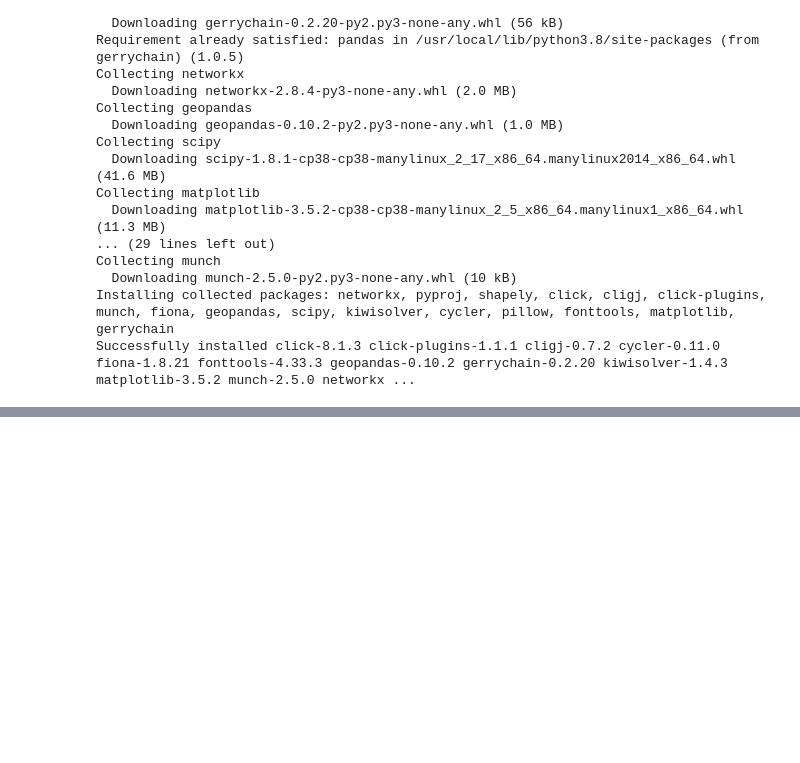
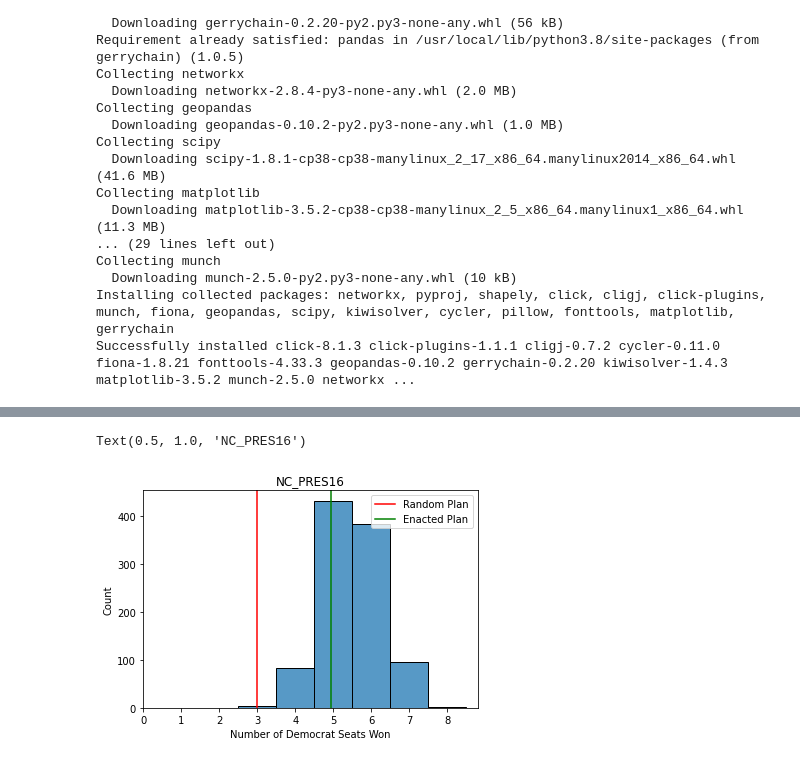
Before and after one commit to jieun-seong/MRC_redistricting, a Jupyter notebook: py38_success_2.ipynb, the cells around one changed output, grey strips where cells are left out. Drawn from its saved outputs; the diff is of its cells as text; code cells hidden in the pictures; blank space fills up the shorter version.

```diff
--- a/py38_success_2.ipynb
+++ b/py38_success_2.ipynb
@@ -256,3 +263,16 @@ graph.add_data(df)
 
 # save it
 graph.to_json("NC_bias.json")
+# %%
+graph_temp = Graph.from_json("NC.json")
+
+for i in range(len(bias_measures)):
+  ens = bias_ensembles[i]
+  df = pandas.DataFrame.from_dict(ens[0].assignment, orient='index', columns=["Step 0"])
+
+  for j in range(1, len(ens)):
+    df["Step "+ str(i)] = pandas.Series(ens[i].assignment)
+
+  graph_temp.add_data(df)
+
+  graph_temp.to_json("NC_bias_" + bias_measures[i] + ".json")
@@ -259,3 +281,7 @@ graph.to_json("NC_bias.json")
+# %%
+for i in range(len(bias_ensembles)):
+  for partition in bias_ensembles[i]:
+    print((partition.assignment))
 # %%
 from google.colab import files
 files.download("NC_with_random_seed.json")
@@ -262,0 +310,16 @@ files.download("NC_bias.json")
+# %%
+import numpy as np
+measure = 0
+dem_seats = np.array([partition["PRES16"].seats("Democratic") for partition in bias_ensembles[measure]])
+import seaborn as sns
+# make a histogram of the number of seats won
+sns.histplot(dem_seats, bins = max(dem_seats)+1, discrete = True)
+plt.axvline(x=bias_ensembles[measure][0]["PRES16"].seats("Democratic"), color = "red", label = "Random Plan")
+plt.axvline(x=initial_partition["PRES16"].seats("Democratic")-.05, color = "green", label = "Enacted Plan")
+plt.legend(loc = "upper right")
+plt.xticks(np.arange(0, max(dem_seats)+1, 1))
+plt.xlabel("Number of Democrat Seats Won")
+plt.title('NC_PRES16')
+# %% [output]
+Text(0.5, 1.0, 'NC_PRES16')
+[figure, added]
```
Also changed, not shown: parts of 5 cells of this notebook.
